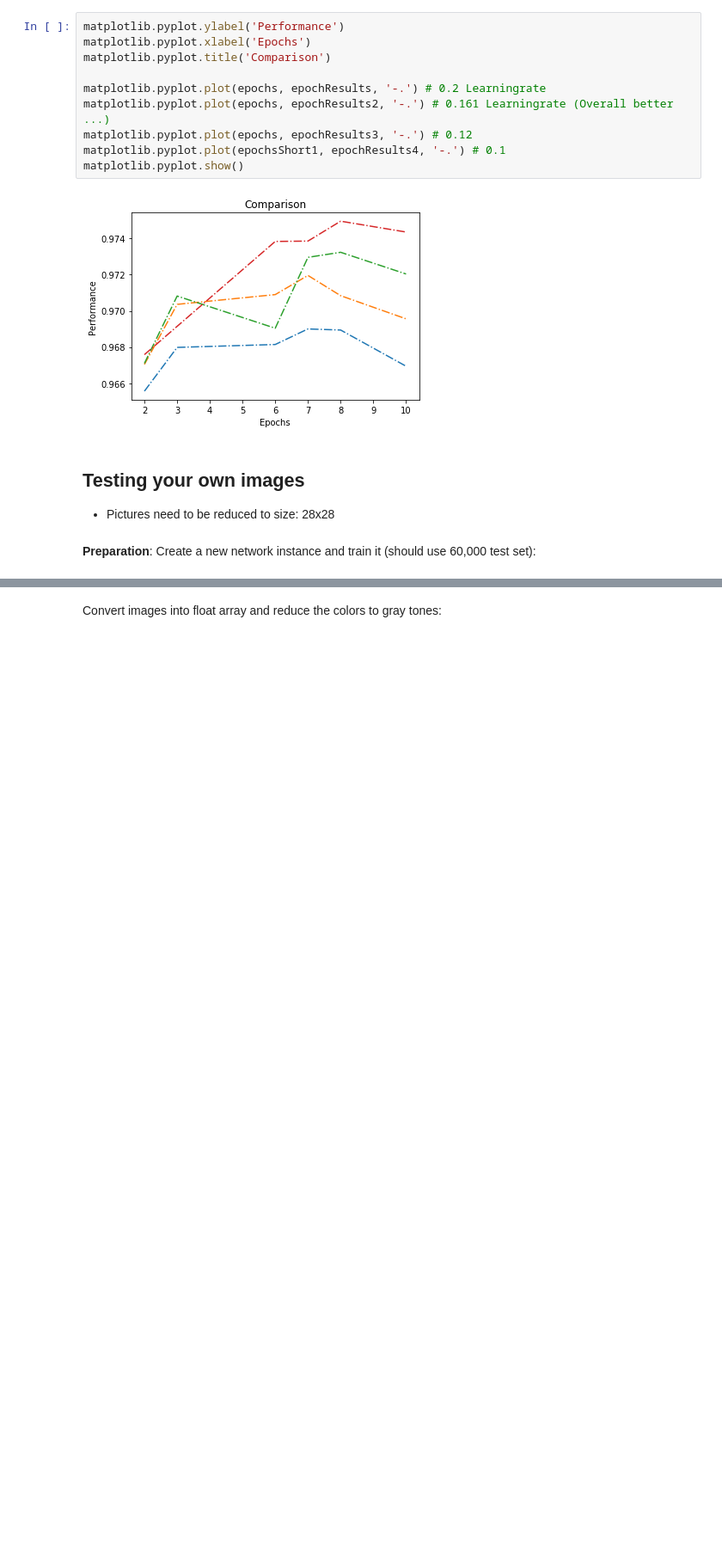
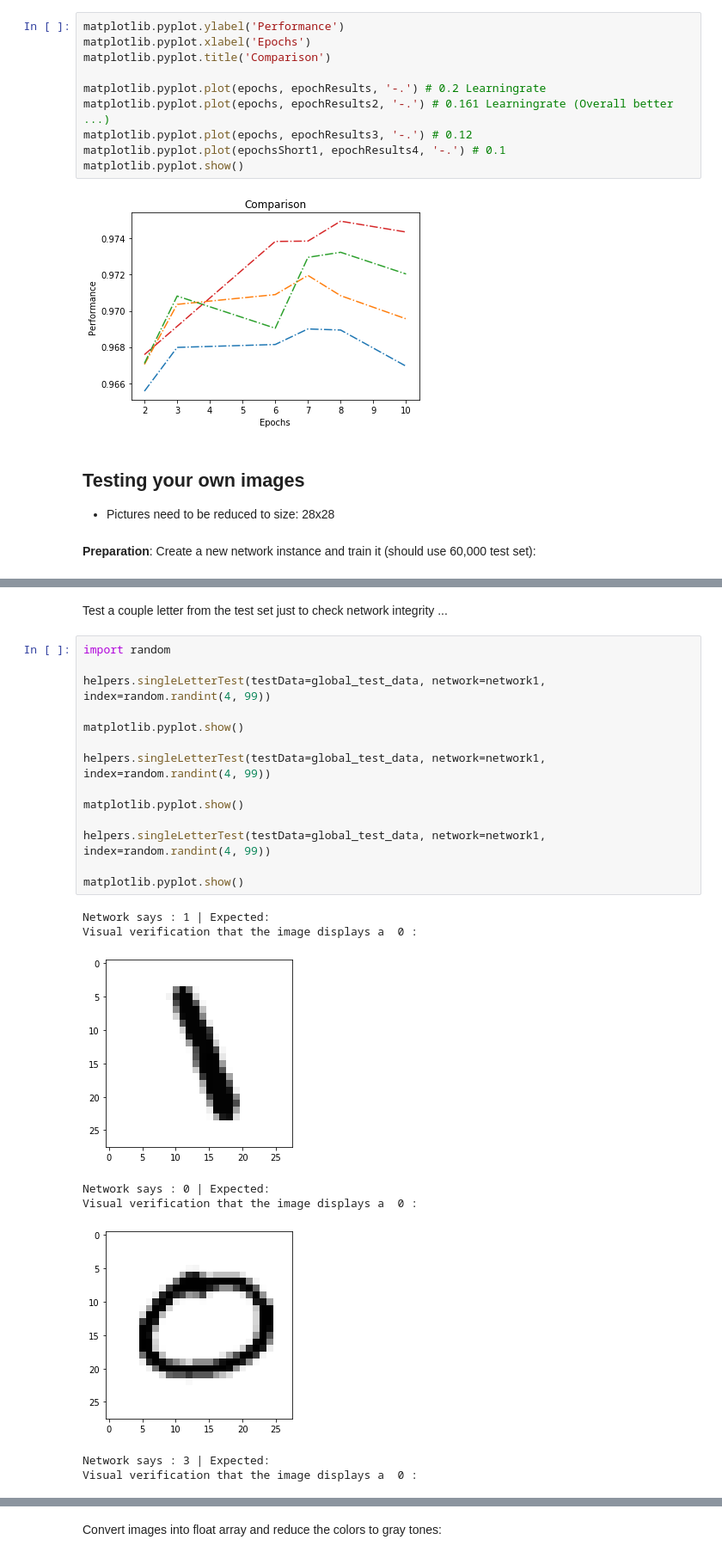
Before and after one commit to eimfach/my-notebooks, a Jupyter notebook: neural-network/neural-network.ipynb, the cells around one changed output, grey strips where cells are left out. Shown at 86% size. Saved outputs shown, nothing was run; the diff lists cells and outputs as text; blank space fills up the shorter version.

```diff
--- a/neural-network/neural-network.ipynb
+++ b/neural-network/neural-network.ipynb
@@ -866,0 +767,25 @@ performance =  0.9743
+# %% [markdown]
+Test a couple letter from the test set just to check network integrity ...
+# %%
+import random
+
+helpers.singleLetterTest(testData=global_test_data, network=network1, index=random.randint(4, 99))
+
+matplotlib.pyplot.show()
+
+helpers.singleLetterTest(testData=global_test_data, network=network1, index=random.randint(4, 99))
+
+matplotlib.pyplot.show()
+
+helpers.singleLetterTest(testData=global_test_data, network=network1, index=random.randint(4, 99))
+
+matplotlib.pyplot.show()
+# %% [output]
+Network says : 1 | Expected:
+Visual verification that the image displays a  0 :
+[figure, added]
+Network says : 0 | Expected:
+Visual verification that the image displays a  0 :
+[figure, added]
+Network says : 3 | Expected:
+Visual verification that the image displays a  0 :
```
Also changed, not shown: parts of 13 cells of this notebook, 17 other files.
